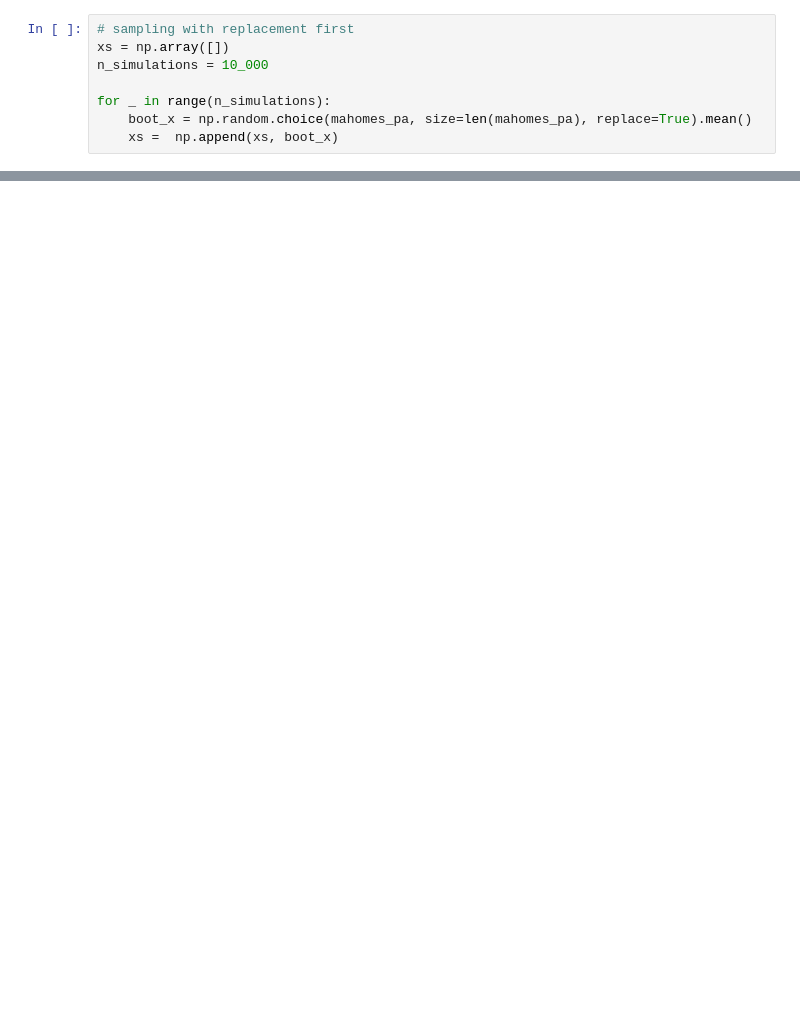
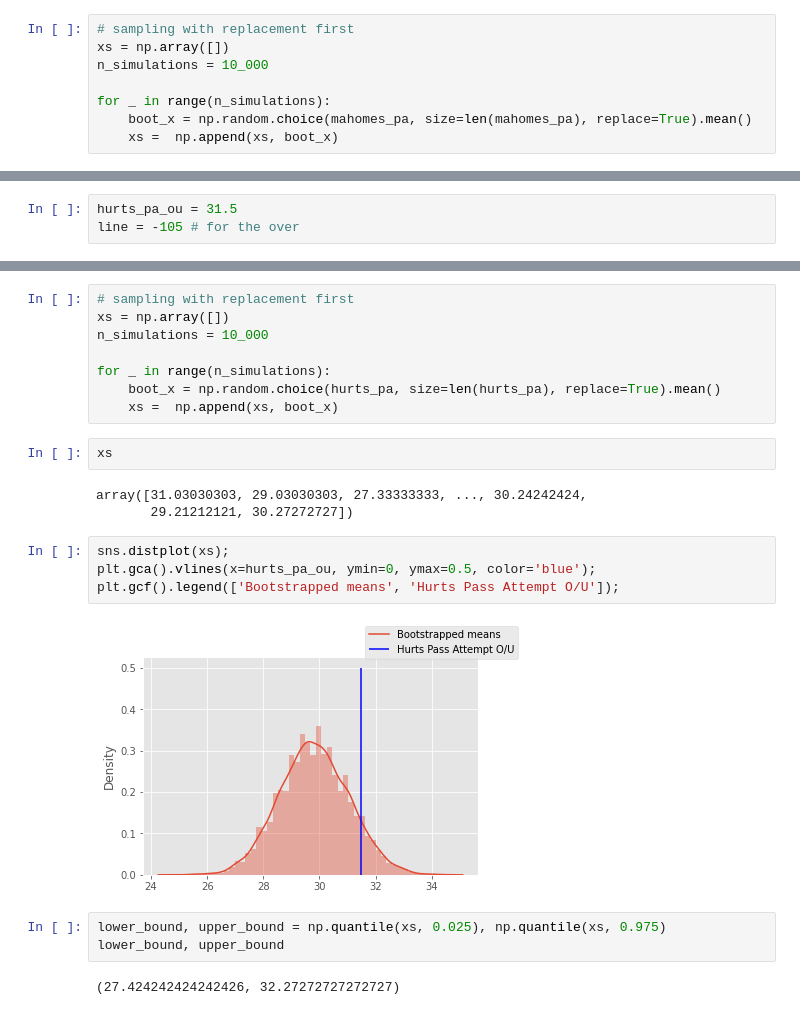
Before and after one commit to fantasydatapros/blog, a Jupyter notebook: betting/post_1.ipynb, the cells around one changed output, grey strips where cells are left out. Cells and saved outputs as stored; diff of their text form; blank space fills up the shorter version.

```diff
--- a/betting/post_1.ipynb
+++ b/betting/post_1.ipynb
@@ -122,0 +192,3 @@ plt.gcf().legend(['Bootstrapped means', 'Mahomes Pass Attempt O/U']);
+# %%
+hurts_pa_ou = 31.5
+line = -105 # for the over
@@ -122,0 +231,24 @@ plt.gcf().legend(['Bootstrapped means', 'Mahomes Pass Attempt O/U']);
+# %%
+# sampling with replacement first
+xs = np.array([])
+n_simulations = 10_000
+
+for _ in range(n_simulations):
+    boot_x = np.random.choice(hurts_pa, size=len(hurts_pa), replace=True).mean()
+    xs =  np.append(xs, boot_x)
+# %%
+xs
+# %% [output]
+array([31.03030303, 29.03030303, 27.33333333, ..., 30.24242424,
+       29.21212121, 30.27272727])
+# %%
+sns.distplot(xs);
+plt.gca().vlines(x=hurts_pa_ou, ymin=0, ymax=0.5, color='blue');
+plt.gcf().legend(['Bootstrapped means', 'Hurts Pass Attempt O/U']);
+# %% [output]
+[figure, added]
+# %%
+lower_bound, upper_bound = np.quantile(xs, 0.025), np.quantile(xs, 0.975)
+lower_bound, upper_bound
+# %% [output]
+(27.424242424242426, 32.27272727272727)
```
Also changed, not shown: parts of 27 cells of this notebook.
